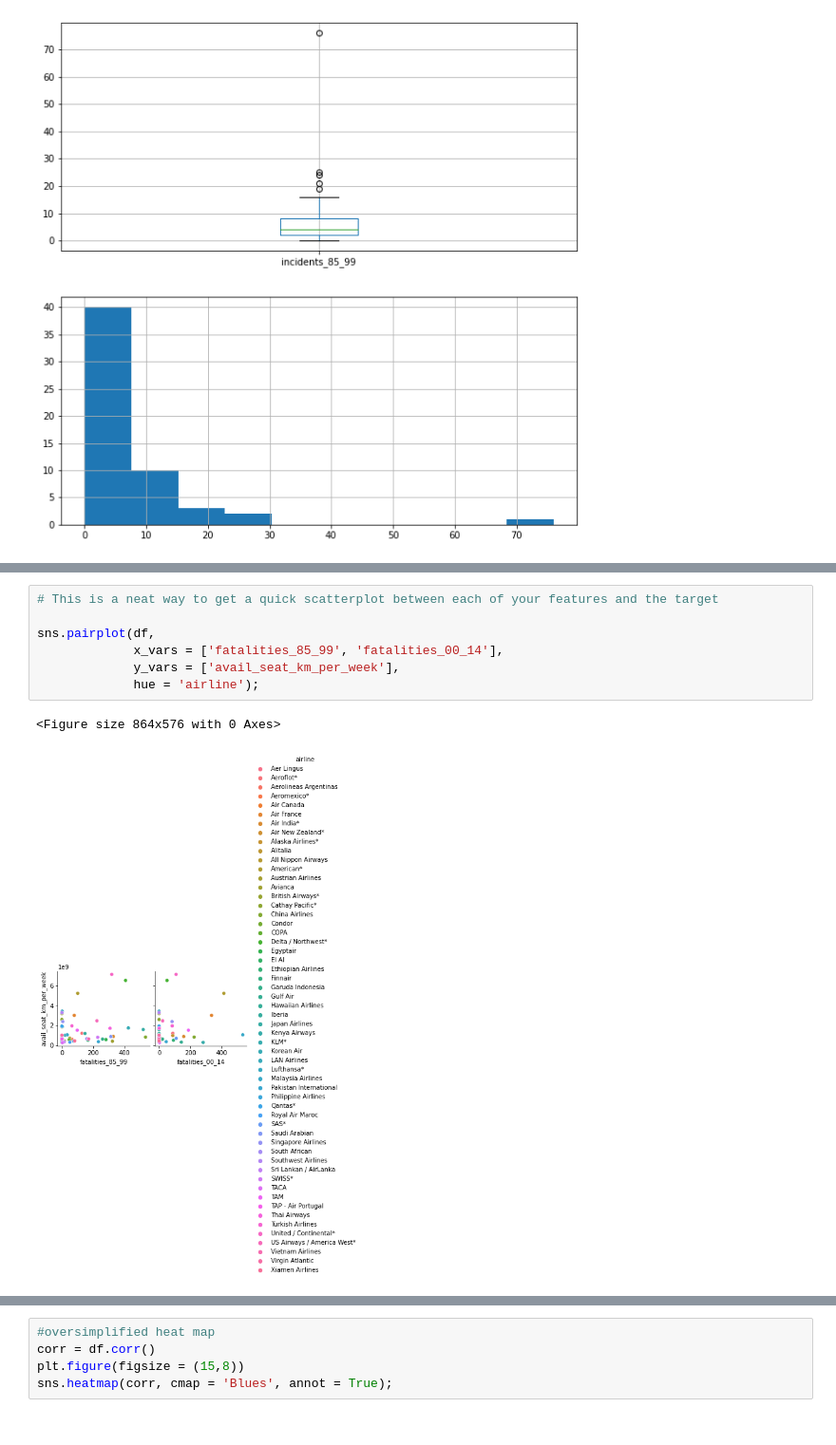
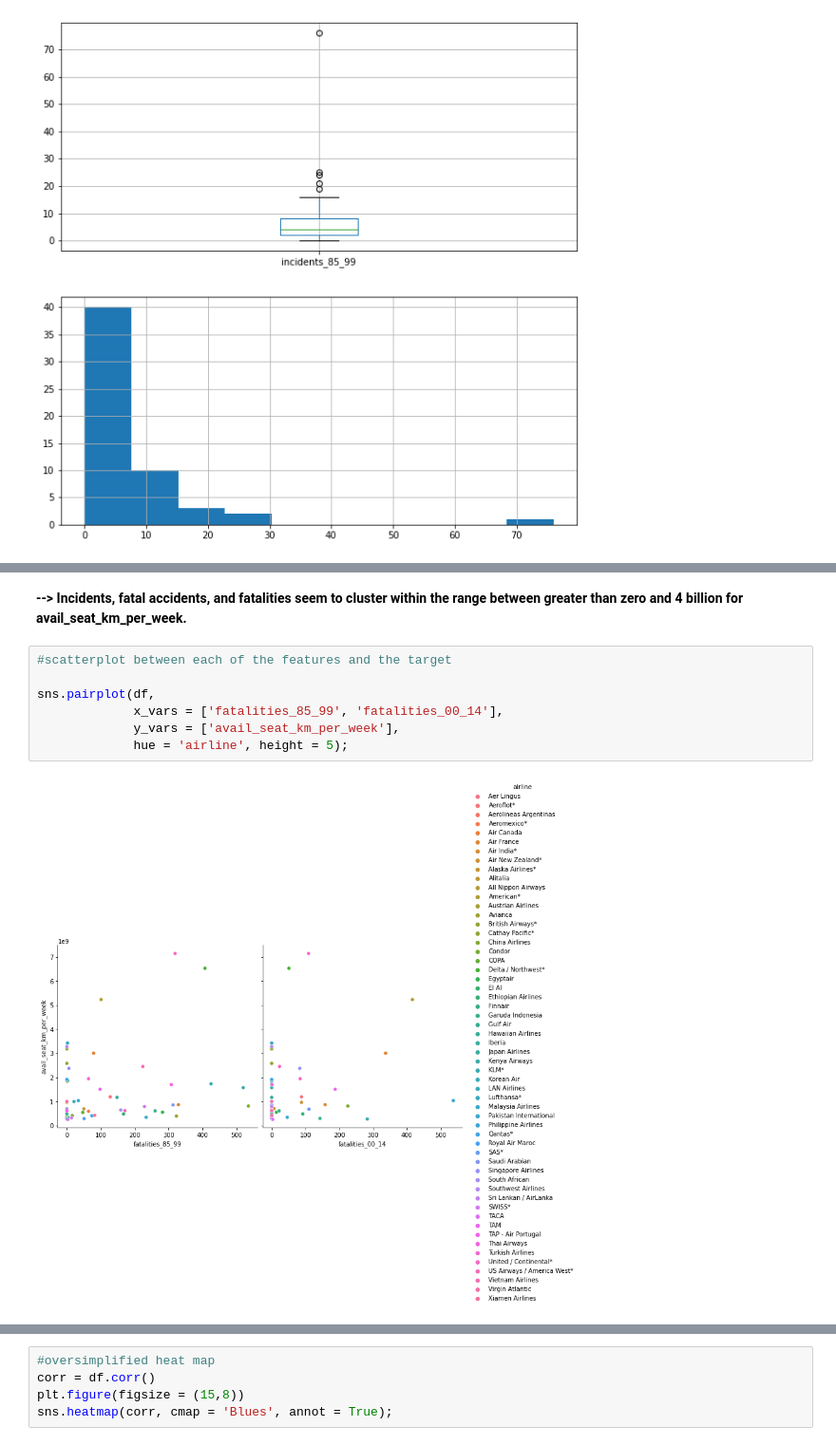
Before and after one commit to v-3sg/airline_safety, a Jupyter notebook: airline_safety.ipynb, the cells around one changed output, grey strips where cells are left out. Shown at 95% size. Saved outputs shown, nothing was run; the diff lists cells and outputs as text.

```diff
--- a/airline_safety.ipynb
+++ b/airline_safety.ipynb
@@ -155,10 +195,11 @@ df['avail_seat_km_per_week'].hist();
+# %% [markdown]
+**--> Incidents, fatal accidents, and fatalities seem to cluster within the range between greater than zero and 4 billion for avail_seat_km_per_week.**
 # %%
-# This is a neat way to get a quick scatterplot between each of your features and the target
+#scatterplot between each of the features and the target
 
 sns.pairplot(df,
              x_vars = ['fatalities_85_99', 'fatalities_00_14'],
              y_vars = ['avail_seat_km_per_week'],
-             hue = 'airline');
+             hue = 'airline', height = 5);
 # %% [output]
-<Figure size 864x576 with 0 Axes>
-[figure, old version]
+[figure, new version]
```
Also changed, not shown: parts of 22 cells of this notebook.
